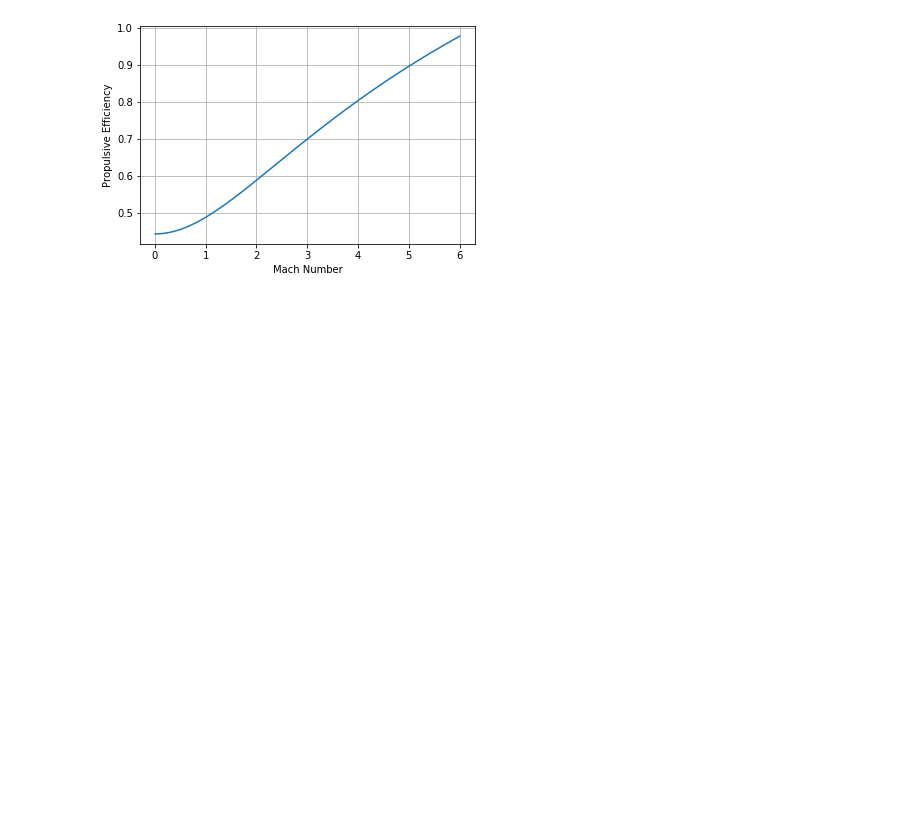
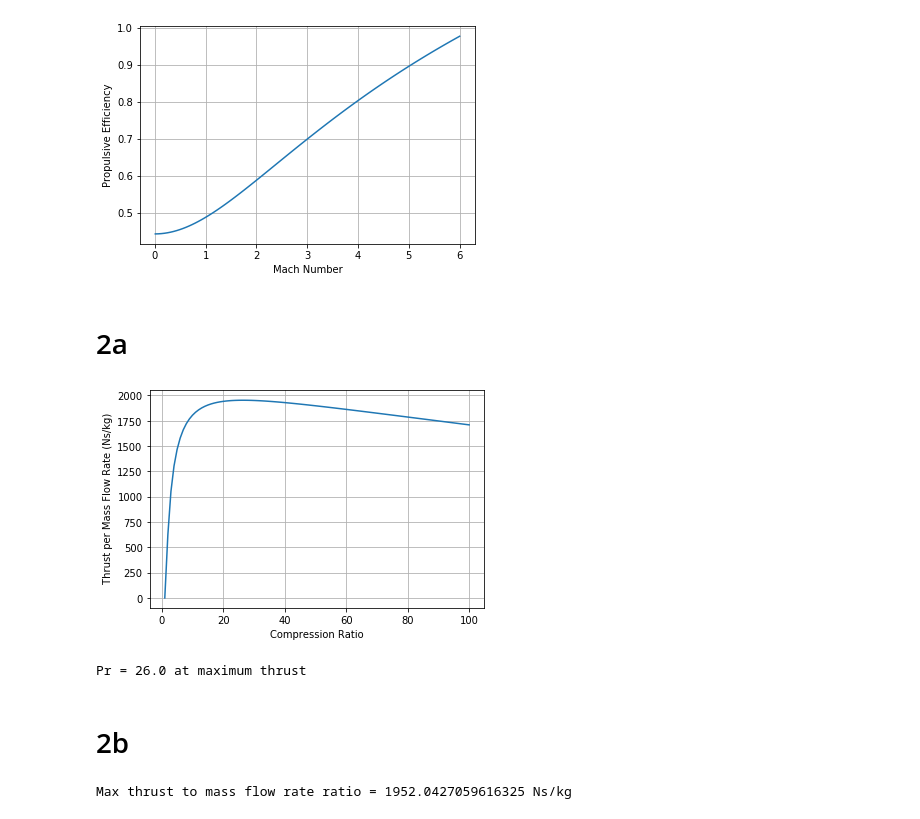
Before and after one commit to isaacfinberg/Propulsion, a Jupyter notebook: propulsion_hw4.ipynb, the cells around one changed output. Saved outputs shown, nothing was run; the diff lists cells and outputs as text; code cells hidden in the pictures; blank space fills up the shorter version.

```diff
--- a/propulsion_hw4.ipynb
+++ b/propulsion_hw4.ipynb
@@ -45,3 +45,42 @@ pyplot.xlabel( 'Mach Number' )
 pyplot.ylabel( 'Propulsive Efficiency' );
 # %% [output]
 [figure]
+# %% [markdown]
+# 2a
+# %%
+a = gamma / ( gamma - 1 )
+Pr = numpy.linspace( 1, 100, 100 )
+Ta = 298
+T02 = Ta
+P02 = Pa * ( T02 / Ta )**a
+T03 = T02 * Pr**( 1 / a )
+T04 = 1700
+T05 = T04 - ( T03 - T02 )
+P03 = Pr * P02
+P04 = P03.copy()
+P05 = P04 * ( T05 / T04 )**a
+P06 = P05
+T06 = T05
+ue = numpy.sqrt( 2 * a * R * T06 * ( 1 - Pa / P06 )**a )
+B = 8
+T_mdota = ue + B * ue
+# %%
+pyplot.figure( figsize = ( 6, 4 ) )
+pyplot.plot( Pr, T_mdota  )
+pyplot.grid()
+pyplot.xlabel( 'Compression Ratio' )
+pyplot.ylabel( ' Thrust per Mass Flow Rate (Ns/kg)' );
+# %% [output]
+[figure, added]
+# %%
+Pr_max = Pr[ numpy.where( T_mdota == max( T_mdota ) )[ 0 ][ 0 ] ]
+print( 'Pr =', Pr_max, 'at maximum thrust' )
+# %% [output]
+Pr = 26.0 at maximum thrust
+# %% [markdown]
+# 2b
+# %%
+maximum = max(T_mdota)
+print( 'Max thrust to mass flow rate ratio =', maximum, 'Ns/kg' )
+# %% [output]
+Max thrust to mass flow rate ratio = 1952.0427059616325 Ns/kg
```
